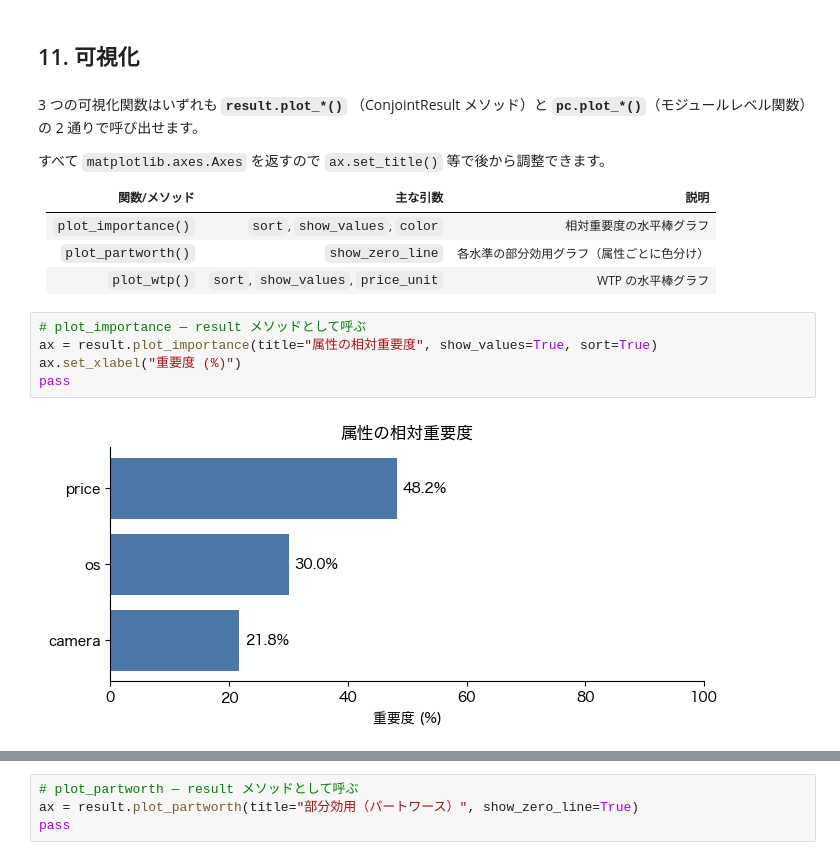
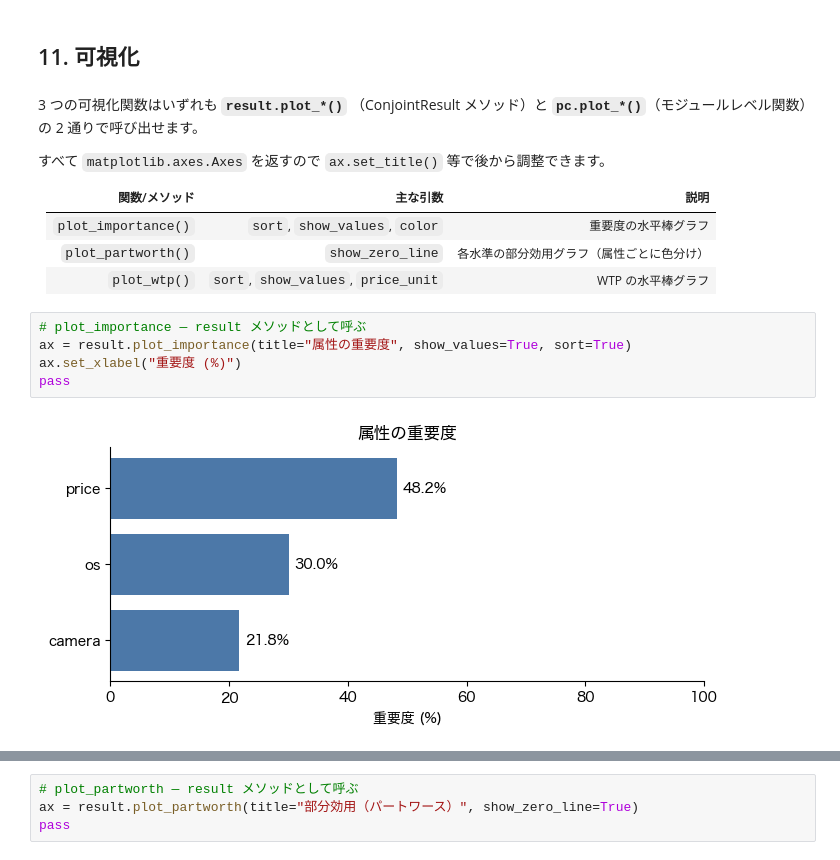
Before and after one commit to Py4Conjoint/py4conjoint, a Jupyter notebook: examples/overview_os.ipynb, the cells around one changed output, grey strips where cells are left out. Cells and saved outputs as stored; diff of their text form.

```diff
--- a/examples/overview_os.ipynb
+++ b/examples/overview_os.ipynb
@@ -458,16 +464,16 @@ Name: market_share, dtype: float64
 
 | 関数/メソッド | 主な引数 | 説明 |
 |---|---|---|
-| `plot_importance()` | `sort`, `show_values`, `color` | 相対重要度の水平棒グラフ |
+| `plot_importance()` | `sort`, `show_values`, `color` | 重要度の水平棒グラフ |
 | `plot_partworth()` | `show_zero_line` | 各水準の部分効用グラフ（属性ごとに色分け） |
 | `plot_wtp()` | `sort`, `show_values`, `price_unit` | WTP の水平棒グラフ |
 # %%
 # plot_importance — result メソッドとして呼ぶ
-ax = result.plot_importance(title="属性の相対重要度", show_values=True, sort=True)
+ax = result.plot_importance(title="属性の重要度", show_values=True, sort=True)
 ax.set_xlabel("重要度 (%)")
 pass
 # %% [output]
-[figure, old version]
+[figure, new version]
 # %%
 # plot_importance — pc モジュールの関数として呼ぶ（結果は同じ）
 ax = pc.plot_importance(result, color="#2CA02C", sort=False)
```
Also changed, not shown: parts of 15 cells of this notebook, 14 other files.
